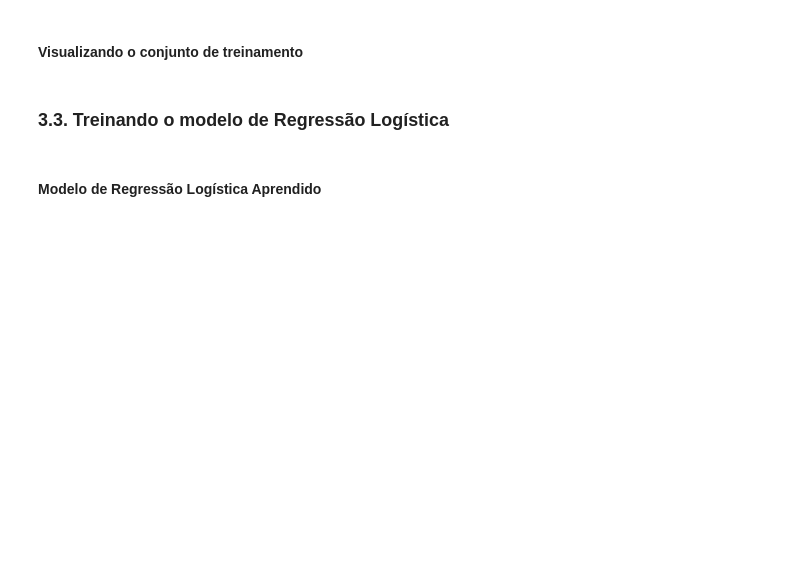
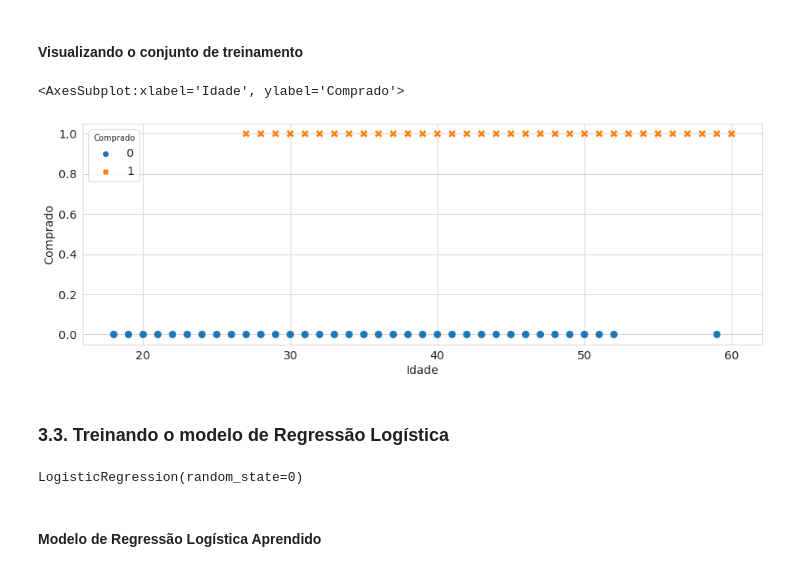
Before and after one commit to prof-samuka-IFSP/IFSP-CMP-D1AED-2021.1, a Jupyter notebook: regressao_logistica/regressao_logistica_parte_1.ipynb, the cells around one changed output. Drawn from its saved outputs; the diff is of its cells as text; code cells hidden in the pictures; blank space fills up the shorter version.

```diff
--- a/regressao_logistica/regressao_logistica_parte_1.ipynb
+++ b/regressao_logistica/regressao_logistica_parte_1.ipynb
@@ -33,0 +43,3 @@ df = pd.read_csv('./datasets/Social_Network_Ads.csv')
+# %%
+df.columns = ['ID usuario', 'Genero', 'Idade', 'Salario', 'Comprado']
+df.head()
@@ -50,2 +105,4 @@ Vamos começar com um problema mais simples, treinando um regressor logístico a
 # %% [markdown]
 #### Criando um DataFrame para armazenar as variáveis independentes/explicativas (X)
+# %%
+X = df[['Idade']]  # matriz de características
@@ -52,2 +125,4 @@ Vamos começar com um problema mais simples, treinando um regressor logístico a
 # %% [markdown]
 #### Criando uma Series para armazenar a variável dependente (y)
+# %%
+y = df['Comprado']  # vetor de labels/classes/rótulos
@@ -56,3 +148,5 @@ Vamos começar com um problema mais simples, treinando um regressor logístico a
+# %%
+X_train, X_test, y_train, y_test = train_test_split(X, y, test_size=0.25, random_state=0)
 # %% [markdown]
 #### Verificando os tamanhos dos conjuntos de treino e teste
 # %%
@@ -64,4 +182,9 @@ X_test.shape, y_test.shape
 # %% [markdown]
 #### Visualizando o conjunto de treinamento
+# %%
+sns.scatterplot(x=X_train['Idade'], y=y_train, hue=y_train, style=y_train, s=100)
+# %% [output]
+<AxesSubplot:xlabel='Idade', ylabel='Comprado'>
+[figure, added]
 # %% [markdown]
 ### 3.3. Treinando o modelo de Regressão Logística
@@ -68,2 +195,6 @@ X_test.shape, y_test.shape
+# %%
+classifier.fit(X_train, y_train)
+# %% [output]
+LogisticRegression(random_state=0)
 # %% [markdown]
 #### Modelo de Regressão Logística Aprendido
```
Also changed, not shown: parts of 23 cells of this notebook.
